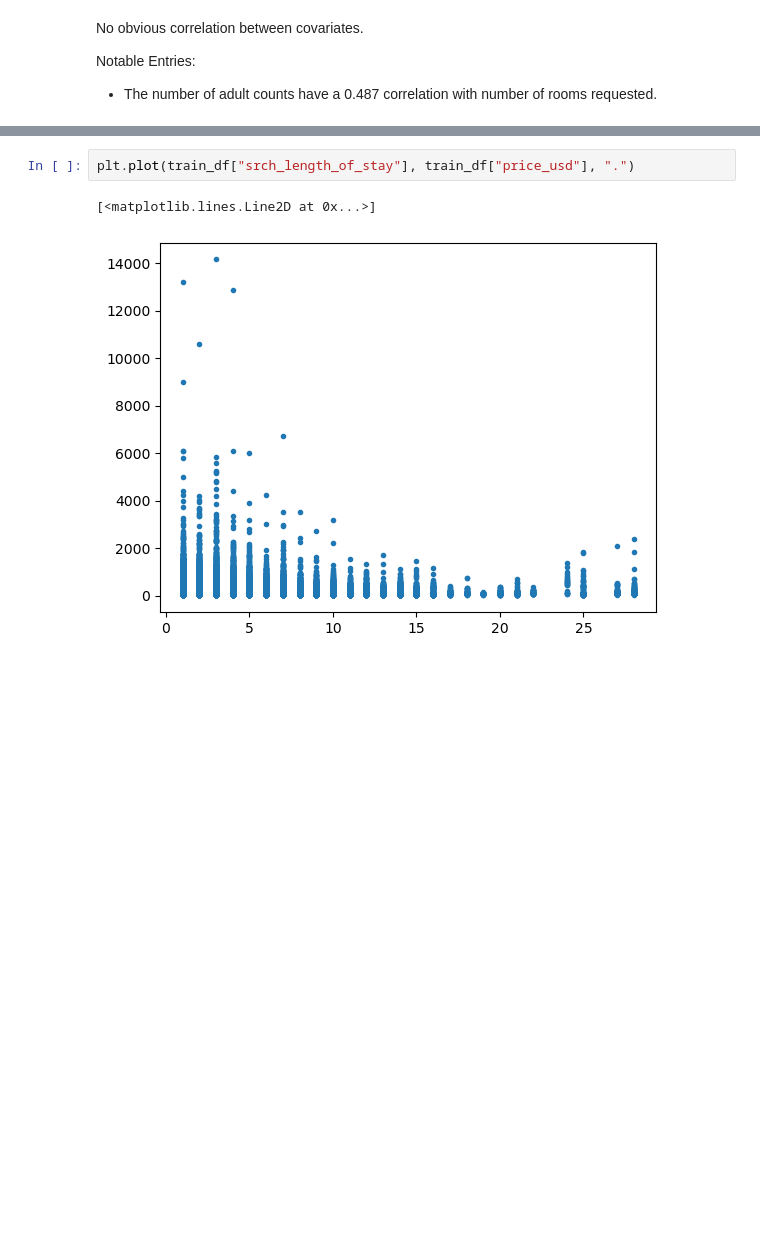
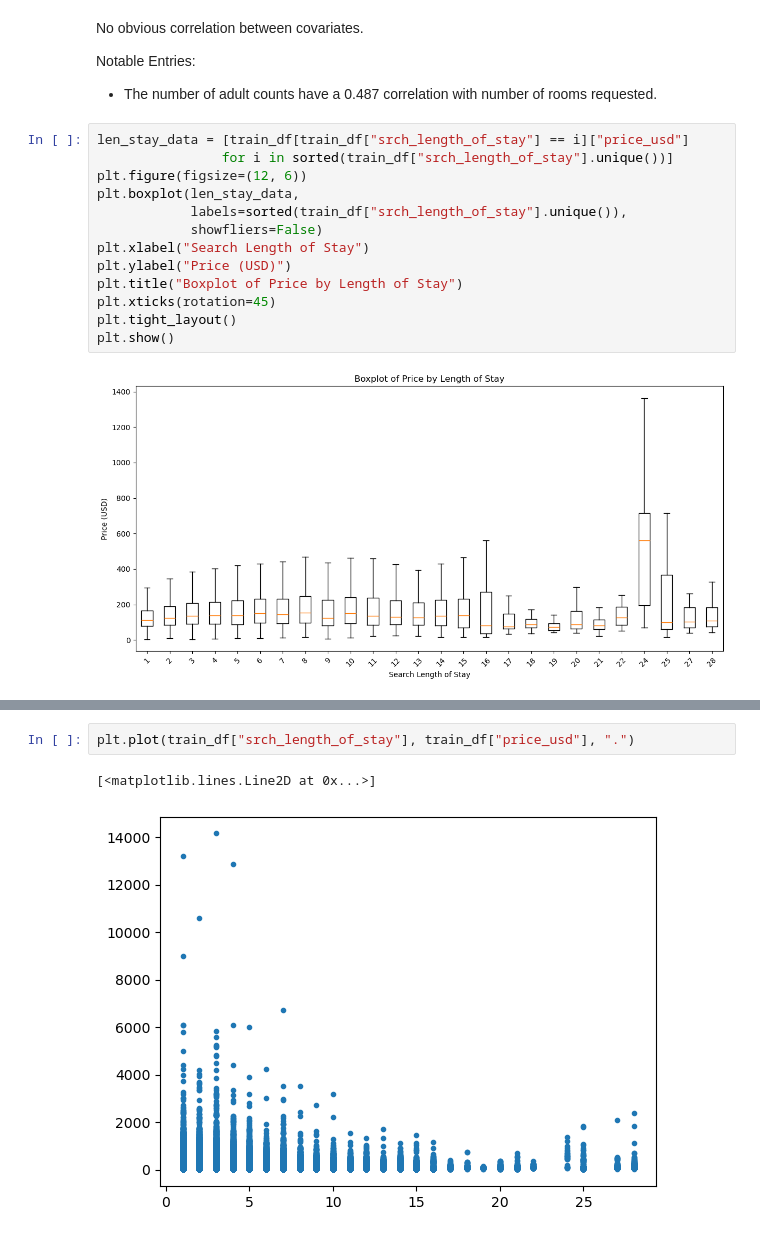
Before and after one commit to yzhao2433/expediaAnalysis, a Jupyter notebook: milestone2.ipynb, the cells around one changed output, grey strips where cells are left out. Saved outputs shown, nothing was run; the diff lists cells and outputs as text; blank space fills up the shorter version.

Commit message:
Added graphs to check if assumptions are met

```diff
--- a/milestone2.ipynb
+++ b/milestone2.ipynb
@@ -114,3 +114,18 @@ No obvious correlation between covariates.
 
 Notable Entries:
 - The number of adult counts have a 0.487 correlation with number of rooms requested.
+# %%
+len_stay_data = [train_df[train_df["srch_length_of_stay"] == i]["price_usd"]
+                for i in sorted(train_df["srch_length_of_stay"].unique())]
+plt.figure(figsize=(12, 6))
+plt.boxplot(len_stay_data,
+            labels=sorted(train_df["srch_length_of_stay"].unique()),
+            showfliers=False)
+plt.xlabel("Search Length of Stay")
+plt.ylabel("Price (USD)")
+plt.title("Boxplot of Price by Length of Stay")
+plt.xticks(rotation=45)
+plt.tight_layout()
+plt.show()
+# %% [output]
+[figure, added]
```
Also changed, not shown: parts of 31 cells of this notebook.
